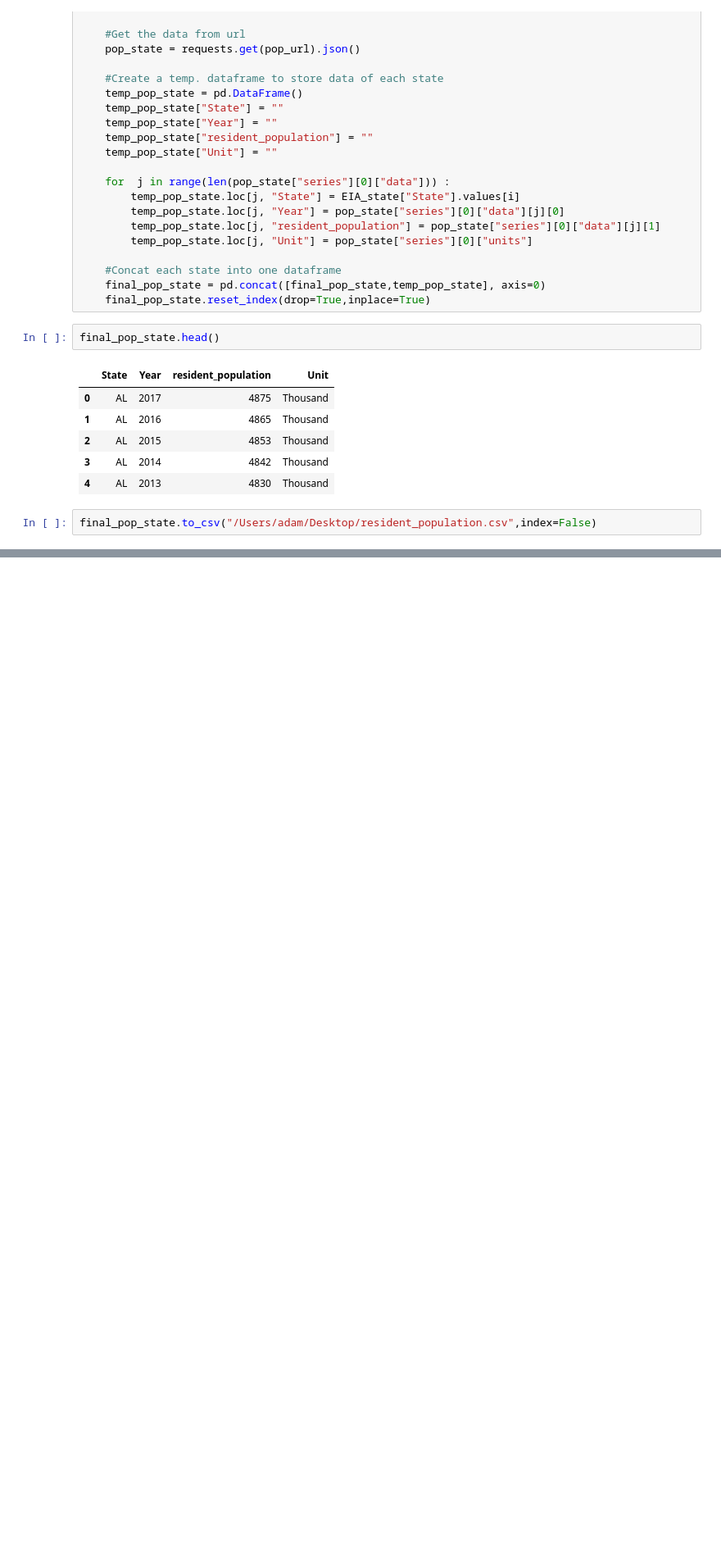
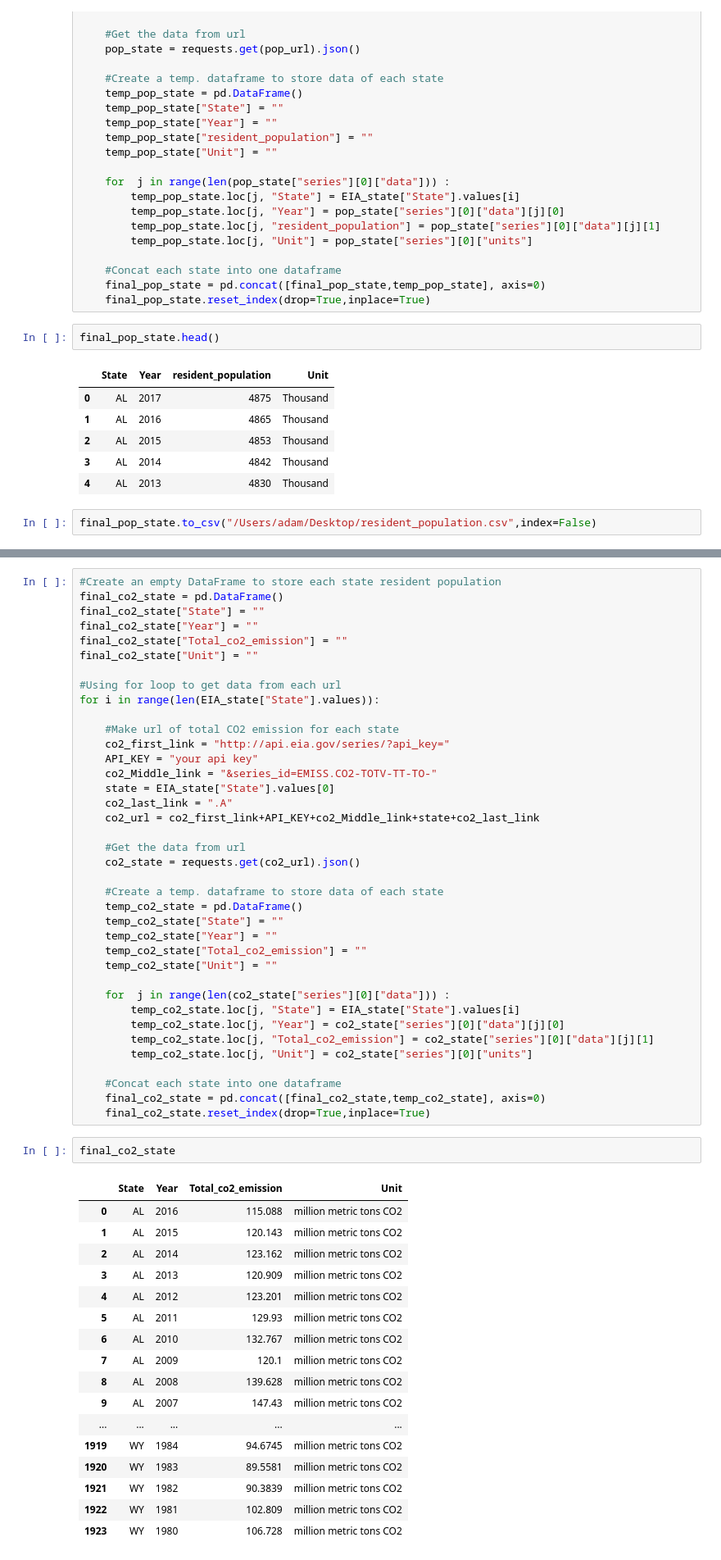
Before and after one commit to monteirof4/us-energy-analysis, a Jupyter notebook: EIA_API_Data.ipynb, the cells around one changed output, grey strips where cells are left out. Shown: that part at 82% size. Cells and saved outputs as stored; diff of their text form; blank space fills up the shorter version.

Commit message:
Add co2 emission

```diff
--- a/EIA_API_Data.ipynb
+++ b/EIA_API_Data.ipynb
@@ -259,0 +263,58 @@ final_pop_state.to_csv("/Users/adam/Desktop/resident_population.csv",index=False
+# %%
+#Create an empty DataFrame to store each state resident population
+final_co2_state = pd.DataFrame()
+final_co2_state["State"] = ""
+final_co2_state["Year"] = ""
+final_co2_state["Total_co2_emission"] = ""
+final_co2_state["Unit"] = ""
+
+#Using for loop to get data from each url
+for i in range(len(EIA_state["State"].values)):
+
+    #Make url of total CO2 emission for each state
+    co2_first_link = "http://api.eia.gov/series/?api_key="
+    API_KEY = "your api key"
+    co2_Middle_link = "&series_id=EMISS.CO2-TOTV-TT-TO-"
+    state = EIA_state["State"].values[0]
+    co2_last_link = ".A"
+    co2_url = co2_first_link+API_KEY+co2_Middle_link+state+co2_last_link
+
+    #Get the data from url
+    co2_state = requests.get(co2_url).json()
+
+    #Create a temp. dataframe to store data of each state
+    temp_co2_state = pd.DataFrame()
+    temp_co2_state["State"] = ""
+    temp_co2_state["Year"] = ""
+    temp_co2_state["Total_co2_emission"] = ""
+    temp_co2_state["Unit"] = ""
+
+    for  j in range(len(co2_state["series"][0]["data"])) :
+        temp_co2_state.loc[j, "State"] = EIA_state["State"].values[i]
+        temp_co2_state.loc[j, "Year"] = co2_state["series"][0]["data"][j][0]
+        temp_co2_state.loc[j, "Total_co2_emission"] = co2_state["series"][0]["data"][j][1]
+        temp_co2_state.loc[j, "Unit"] = co2_state["series"][0]["units"]
+
+    #Concat each state into one dataframe
+    final_co2_state = pd.concat([final_co2_state,temp_co2_state], axis=0)
+    final_co2_state.reset_index(drop=True,inplace=True)
+# %%
+final_co2_state
+# %% [output]
+|  | State | Year | Total_co2_emission | Unit |
+| 0 | AL | 2016 | 115.088 | million metric tons CO2 |
+| 1 | AL | 2015 | 120.143 | million metric tons CO2 |
+| 2 | AL | 2014 | 123.162 | million metric tons CO2 |
+| 3 | AL | 2013 | 120.909 | million metric tons CO2 |
+| 4 | AL | 2012 | 123.201 | million metric tons CO2 |
+| 5 | AL | 2011 | 129.93 | million metric tons CO2 |
+| 6 | AL | 2010 | 132.767 | million metric tons CO2 |
+| 7 | AL | 2009 | 120.1 | million metric tons CO2 |
+| 8 | AL | 2008 | 139.628 | million metric tons CO2 |
+| 9 | AL | 2007 | 147.43 | million metric tons CO2 |
+| ... | ... | ... | ... | ... |
+| 1919 | WY | 1984 | 94.6745 | million metric tons CO2 |
+| 1920 | WY | 1983 | 89.5581 | million metric tons CO2 |
+| 1921 | WY | 1982 | 90.3839 | million metric tons CO2 |
+| 1922 | WY | 1981 | 102.809 | million metric tons CO2 |
+| 1923 | WY | 1980 | 106.728 | million metric tons CO2 |
```
Also changed, not shown: parts of 3 cells of this notebook.
